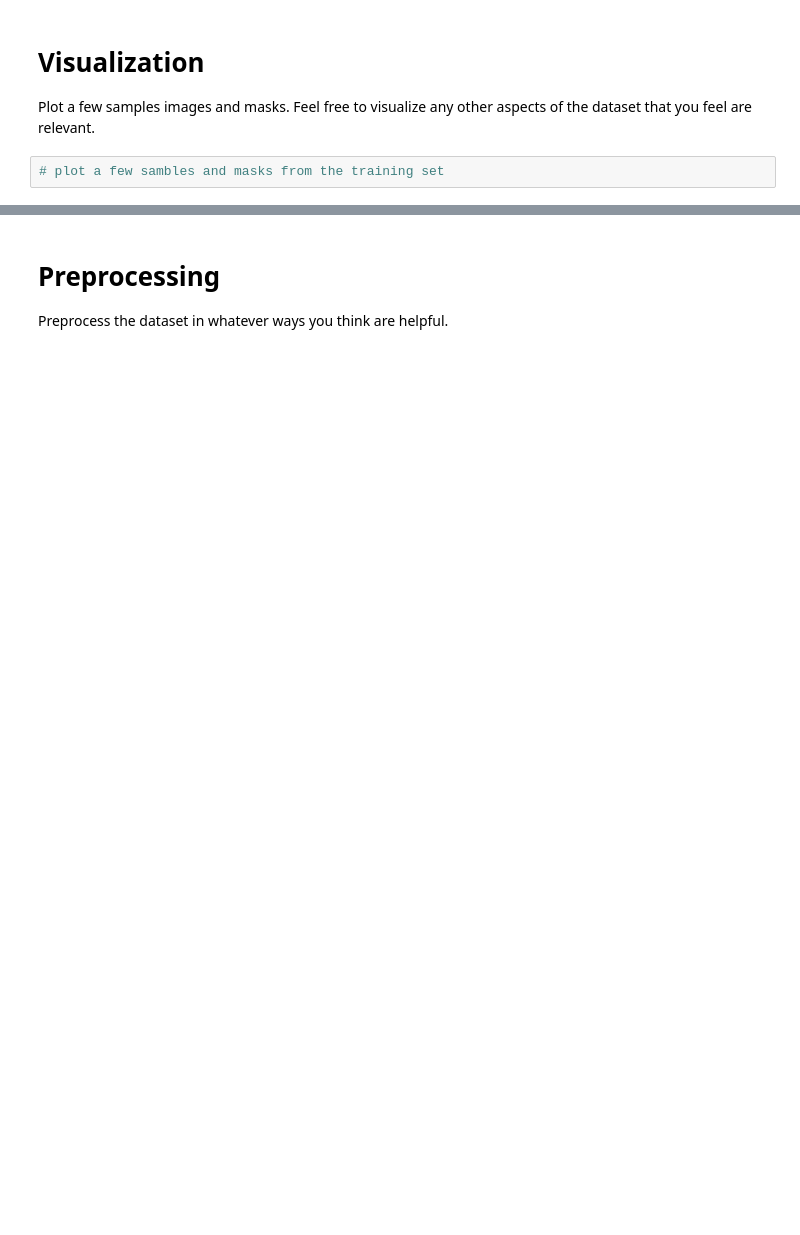
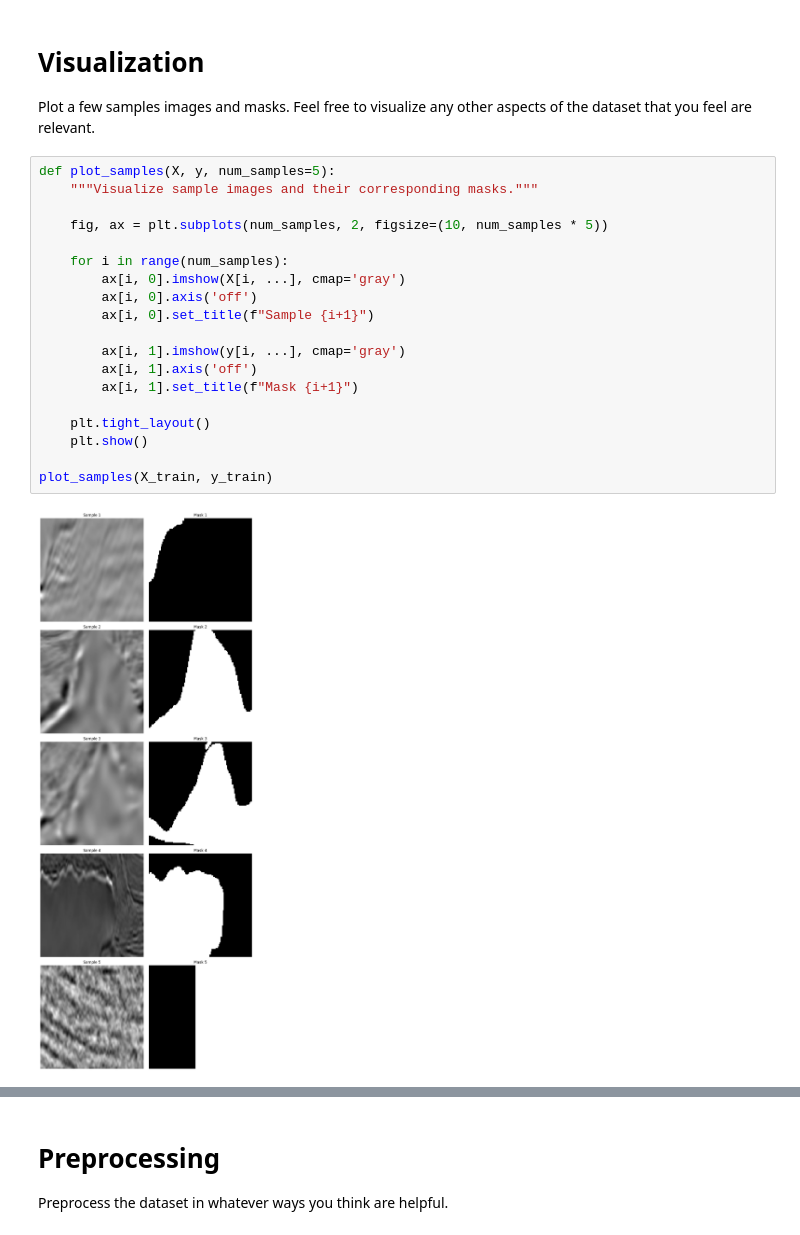
Before and after one commit to ToraaNMBU/dat300_h23_40, a Jupyter notebook: training_scripts/CA3_segm_template.ipynb, the cells around one changed output, grey strips where cells are left out. Cells and saved outputs as stored; diff of their text form; blank space fills up the shorter version.

```diff
--- a/training_scripts/CA3_segm_template.ipynb
+++ b/training_scripts/CA3_segm_template.ipynb
@@ -93,5 +99,24 @@ print('X_train shape:', X_train.shape, 'y_train shape:', y_train.shape, X_test.s
 # Visualization
 
 Plot a few samples images and masks. Feel free to visualize any other aspects of the dataset that you feel are relevant.
-# %%
-# plot a few sambles and masks from the training set
+# %%
+def plot_samples(X, y, num_samples=5):
+    """Visualize sample images and their corresponding masks."""
+
+    fig, ax = plt.subplots(num_samples, 2, figsize=(10, num_samples * 5))
+
+    for i in range(num_samples):
+        ax[i, 0].imshow(X[i, ...], cmap='gray')
+        ax[i, 0].axis('off')
+        ax[i, 0].set_title(f"Sample {i+1}")
+
+        ax[i, 1].imshow(y[i, ...], cmap='gray')
+        ax[i, 1].axis('off')
+        ax[i, 1].set_title(f"Mask {i+1}")
+
+    plt.tight_layout()
+    plt.show()
+
+plot_samples(X_train, y_train)
+# %% [output]
+[figure, added]
```
Also changed, not shown: parts of 15 cells of this notebook.
